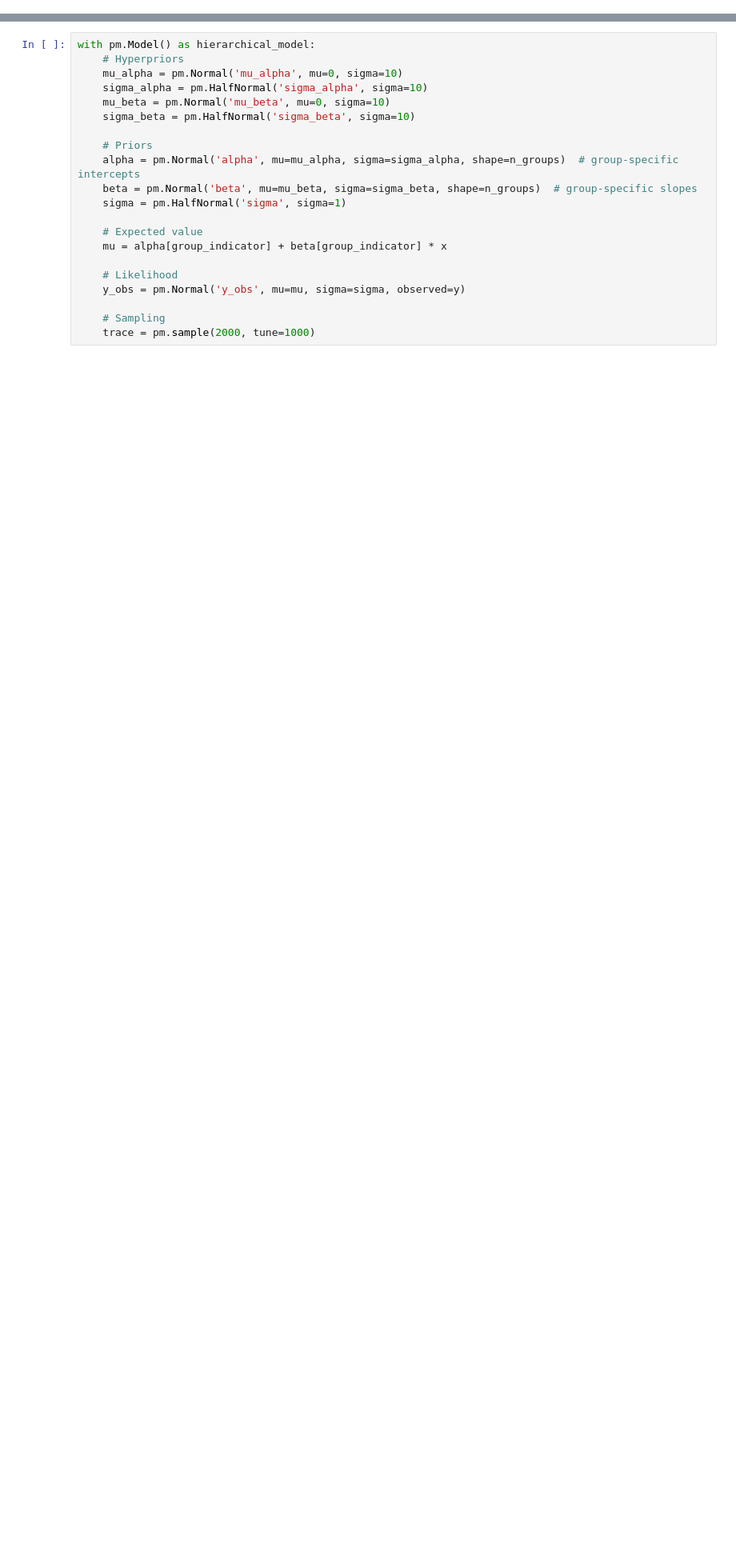
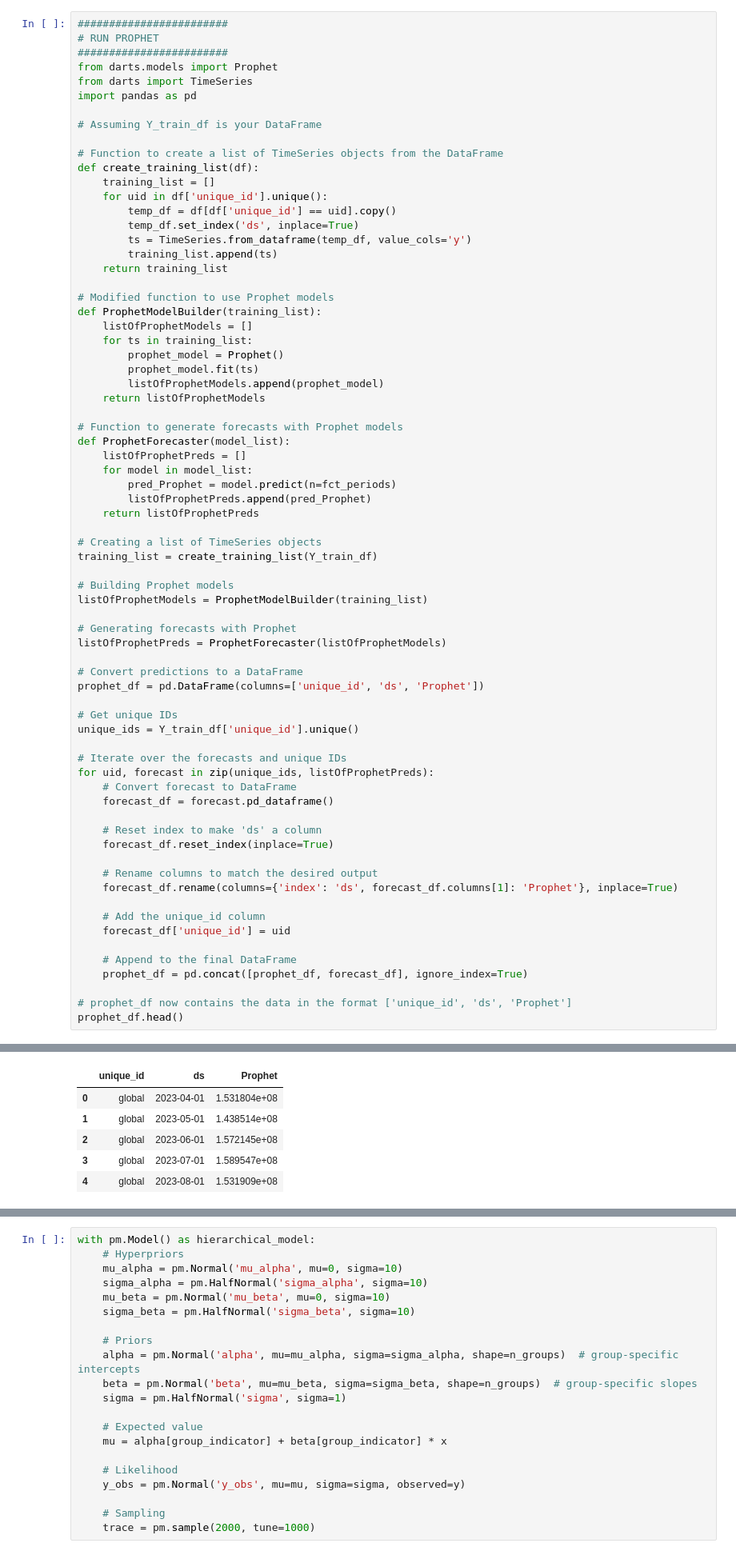
Before and after one commit to achett/Hierarchical-Model, a Jupyter notebook: Bayesian_Hierarchical_Model.ipynb, the cells around one changed output, grey strips where cells are left out. Shown at 80% size. Drawn from its saved outputs; the diff is of its cells as text; blank space fills up the shorter version.

```diff
--- a/Bayesian_Hierarchical_Model.ipynb
+++ b/Bayesian_Hierarchical_Model.ipynb
@@ -166,0 +253,72 @@ tgpt = timegpt.forecast(Y_train_df, h=9, freq='MS', time_col='ds', target_col='y
+# %%
+########################
+# RUN PROPHET
+########################
+from darts.models import Prophet
+from darts import TimeSeries
+import pandas as pd
+
+# Assuming Y_train_df is your DataFrame
+
+# Function to create a list of TimeSeries objects from the DataFrame
+def create_training_list(df):
+    training_list = []
+    for uid in df['unique_id'].unique():
+        temp_df = df[df['unique_id'] == uid].copy()
+        temp_df.set_index('ds', inplace=True)
+        ts = TimeSeries.from_dataframe(temp_df, value_cols='y')
+        training_list.append(ts)
+    return training_list
+
+# Modified function to use Prophet models
+def ProphetModelBuilder(training_list):
+    listOfProphetModels = []
+    for ts in training_list:
+        prophet_model = Prophet()
+        prophet_model.fit(ts)
+        listOfProphetModels.append(prophet_model)
+    return listOfProphetModels
+
+# Function to generate forecasts with Prophet models
+def ProphetForecaster(model_list):
+    listOfProphetPreds = []
+    for model in model_list:
+        pred_Prophet = model.predict(n=fct_periods)
+        listOfProphetPreds.append(pred_Prophet)
+    return listOfProphetPreds
+
+# Creating a list of TimeSeries objects
+training_list = create_training_list(Y_train_df)
+
+# Building Prophet models
+listOfProphetModels = ProphetModelBuilder(training_list)
+
+# Generating forecasts with Prophet
+listOfProphetPreds = ProphetForecaster(listOfProphetModels)
+
+# Convert predictions to a DataFrame
+prophet_df = pd.DataFrame(columns=['unique_id', 'ds', 'Prophet'])
+
+# Get unique IDs
+unique_ids = Y_train_df['unique_id'].unique()
+
+# Iterate over the forecasts and unique IDs
+for uid, forecast in zip(unique_ids, listOfProphetPreds):
+    # Convert forecast to DataFrame
+    forecast_df = forecast.pd_dataframe()
+
+    # Reset index to make 'ds' a column
+    forecast_df.reset_index(inplace=True)
+
+    # Rename columns to match the desired output
+    forecast_df.rename(columns={'index': 'ds', forecast_df.columns[1]: 'Prophet'}, inplace=True)
+
+    # Add the unique_id column
+    forecast_df['unique_id'] = uid
+
+    # Append to the final DataFrame
+    prophet_df = pd.concat([prophet_df, forecast_df], ignore_index=True)
+
+# prophet_df now contains the data in the format ['unique_id', 'ds', 'Prophet']
+prophet_df.head()
+# %% [output]
@@ -166,0 +342,6 @@ tgpt = timegpt.forecast(Y_train_df, h=9, freq='MS', time_col='ds', target_col='y
+|  | unique_id | ds | Prophet |
+| 0 | global | 2023-04-01 | 1.531804e+08 |
+| 1 | global | 2023-05-01 | 1.438514e+08 |
+| 2 | global | 2023-06-01 | 1.572145e+08 |
+| 3 | global | 2023-07-01 | 1.589547e+08 |
+| 4 | global | 2023-08-01 | 1.531909e+08 |
```
Also changed, not shown: parts of 14 cells of this notebook.
